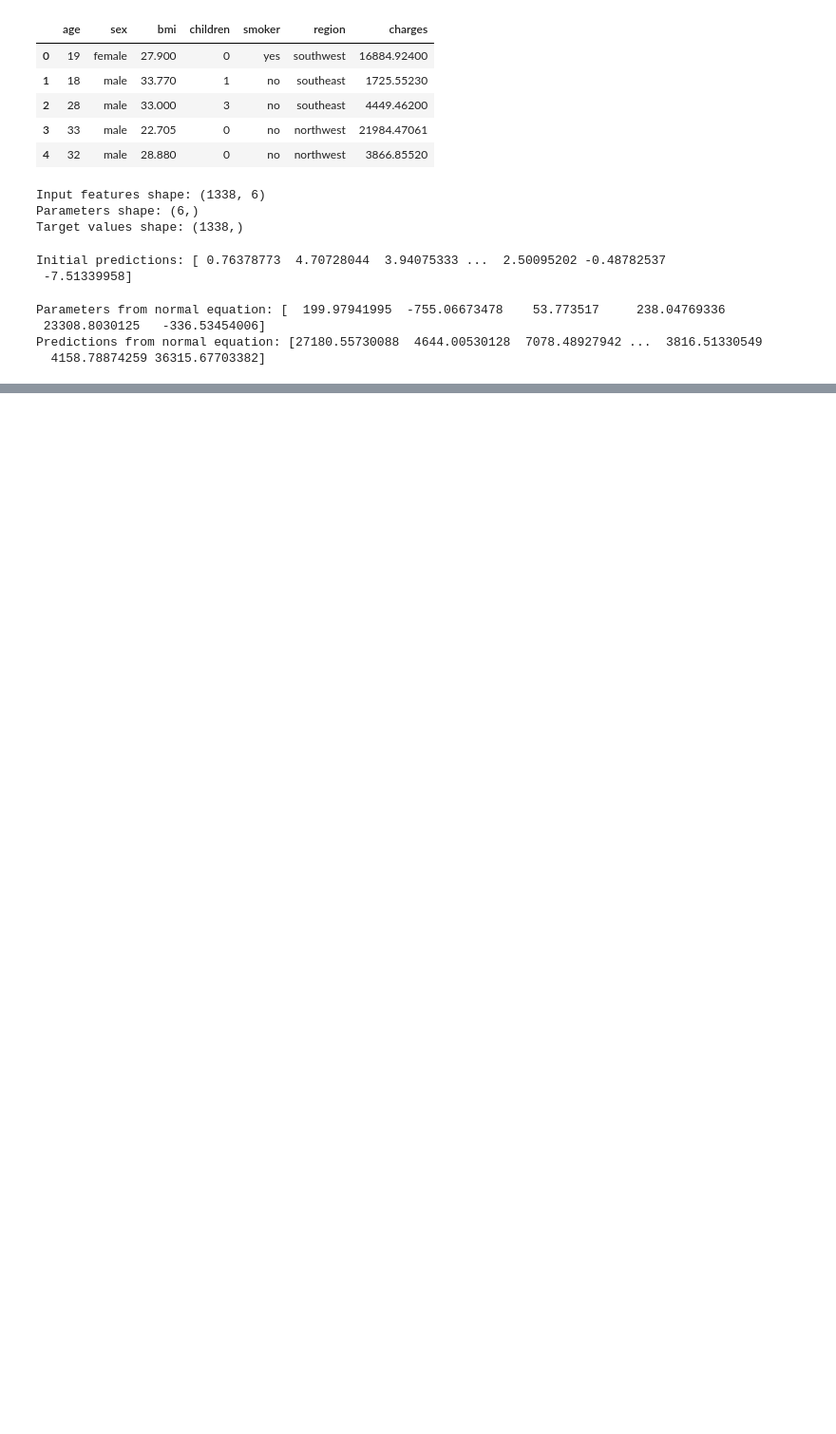
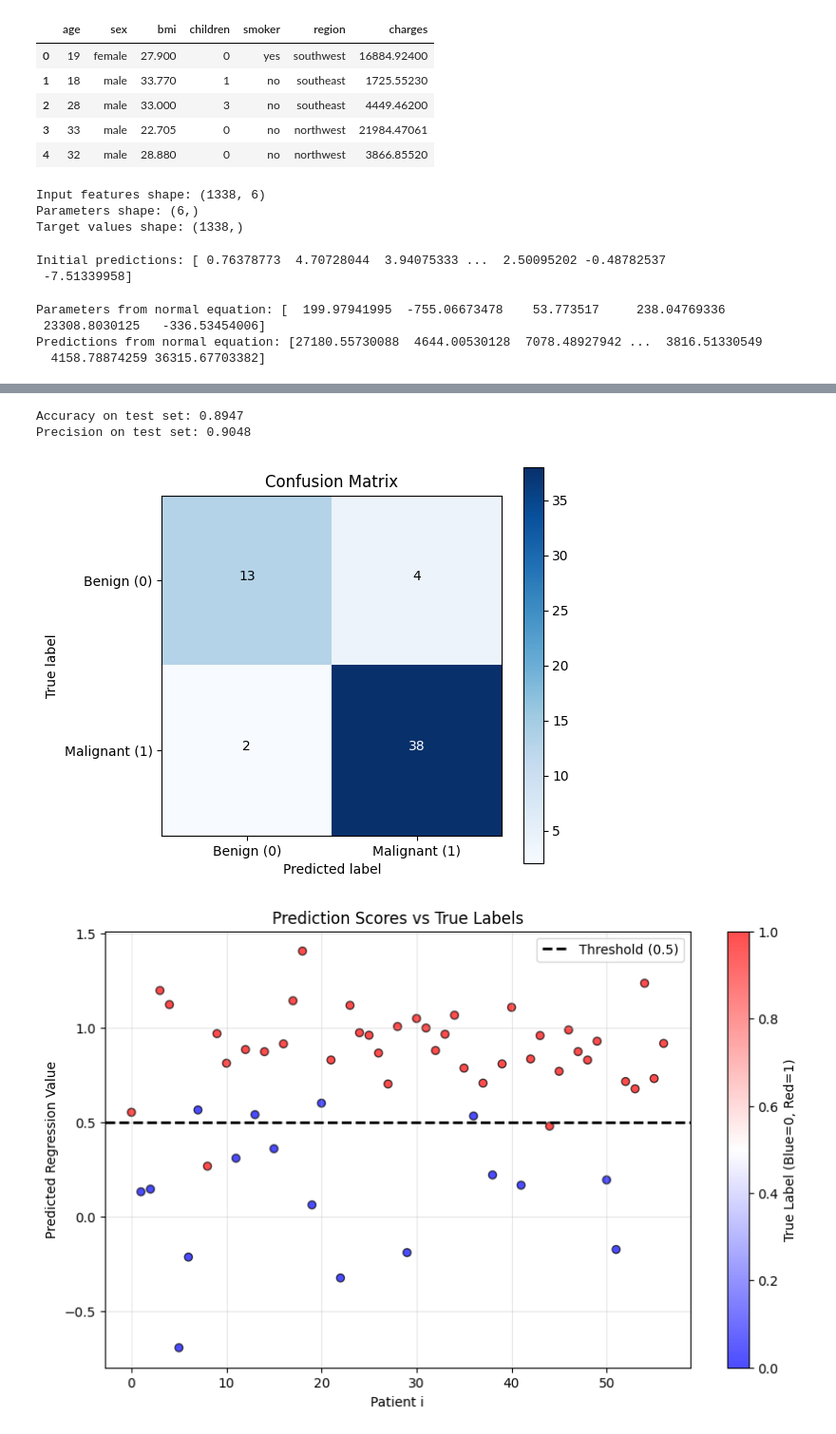
Before and after one commit to LOO1H3R/cinvestav_machine_learning, a Jupyter notebook: hw01/hw01.ipynb, the cells around one changed output, grey strips where cells are left out. Shown at 95% size. Cells and saved outputs as stored; diff of their text form; code cells hidden in the pictures; blank space fills up the shorter version.

```diff
--- a/hw01/hw01.ipynb
+++ b/hw01/hw01.ipynb
@@ -62,6 +65,7 @@ initial_loss = least_squares_loss(params=params,x=x_jax,y=y_jax)
 import jax.numpy as jnp
 
 def normal_equation_inv(X, y):
+    """Normal equation θ=(X^TX)^-1X^Ty"""
     term1 = jnp.linalg.inv(jnp.dot(X.T, X))
     term2 = jnp.dot(X.T, y)
     return jnp.dot(term1, term2)
@@ -102,0 +126,68 @@ R^2 Score (Accuracy):          0.7206
+# %%
+params_cancer = normal_equation_inv(X_train_jax, y_train_jax)
+# %%
+# Make predictions on the test set
+y_pred_continuous = linear_regression(params_cancer, X_test_jax)
+
+# Convert regression output to binary class labels
+y_pred_class = (y_pred_continuous >= 0.5).astype(int)
+
+# True Positives
+tp = jnp.sum((y_pred_class == 1) & (y_test_jax == 1))
+
+# False Positives
+fp = jnp.sum((y_pred_class == 1) & (y_test_jax == 0))
+
+# True Negatives
+tn = jnp.sum((y_pred_class == 0) & (y_test_jax == 0))
+
+# False Negatives
+fn = jnp.sum((y_pred_class == 0) & (y_test_jax == 1))
+
+accuracy = (tp + tn) / (tp + tn + fp + fn)
+precision = jnp.where((tp + fp) > 0, tp / (tp + fp), 0.0)
+
+print(f"Accuracy on test set: {accuracy:.4f}")
+print(f"Precision on test set: {precision:.4f}")
+# %% [output]
+Accuracy on test set: 0.8947
+Precision on test set: 0.9048
+# %%
+import matplotlib.pyplot as plt
+
+cm_values = [[int(tn), int(fp)], [int(fn), int(tp)]]
+
+#Confusion Matrix
+plt.figure(figsize=(6, 5))
+plt.imshow(cm_values, interpolation='nearest', cmap=plt.cm.Blues)
+plt.title('Confusion Matrix')
+plt.colorbar()
+tick_marks = [0, 1]
+plt.xticks(tick_marks, ['Benign (0)', 'Malignant (1)'])
+plt.yticks(tick_marks, ['Benign (0)', 'Malignant (1)'])
+
+thresh = (int(tp) + int(tn) + int(fp) + int(fn)) / 2
+for i in range(2):
+    for j in range(2):
+        plt.text(j, i, str(cm_values[i][j]),
+                 horizontalalignment="center",
+                 color="white" if cm_values[i][j] > thresh else "black")
+
+plt.ylabel('True label')
+plt.xlabel('Predicted label')
+plt.tight_layout()
+plt.show()
+
+plt.figure(figsize=(10, 6))
+plt.scatter(range(len(y_test_jax)), y_pred_continuous, c=y_test_jax, cmap='bwr', alpha=0.7, edgecolor='k')
+plt.axhline(y=0.5, color='black', linestyle='--', linewidth=2, label='Threshold (0.5)')
+plt.colorbar(label='True Label (Blue=0, Red=1)')
+plt.xlabel('Patient i')
+plt.ylabel('Predicted Regression Value')
+plt.title('Prediction Scores vs True Labels')
+plt.legend()
+plt.grid(True, alpha=0.3)
+plt.show()
+# %% [output]
+[figure, added]
+[figure, added]
```
Also changed, not shown: parts of 4 cells of this notebook.
